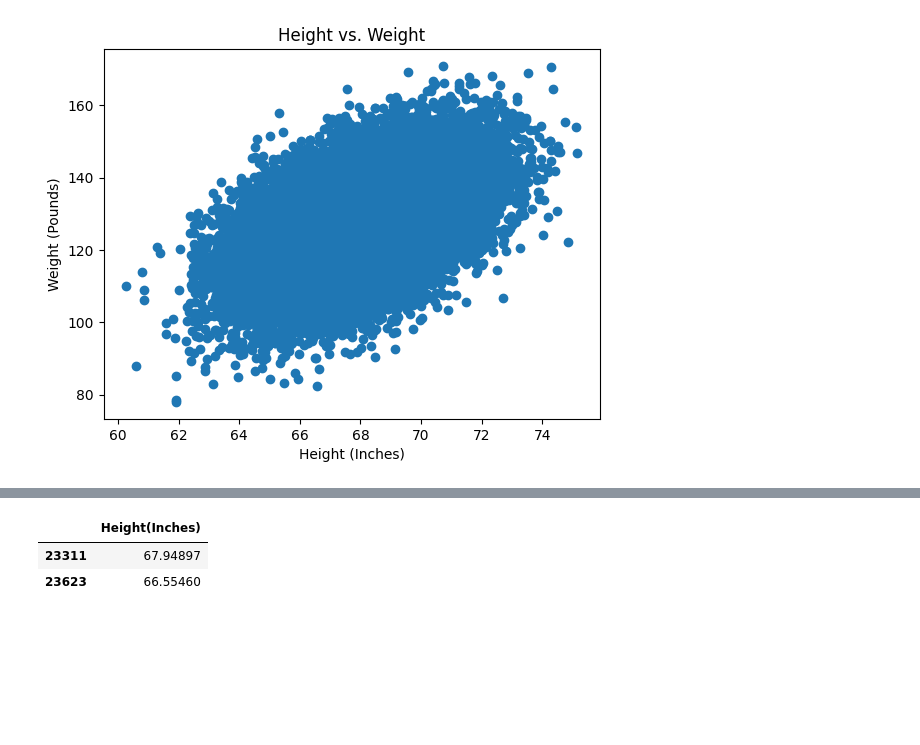
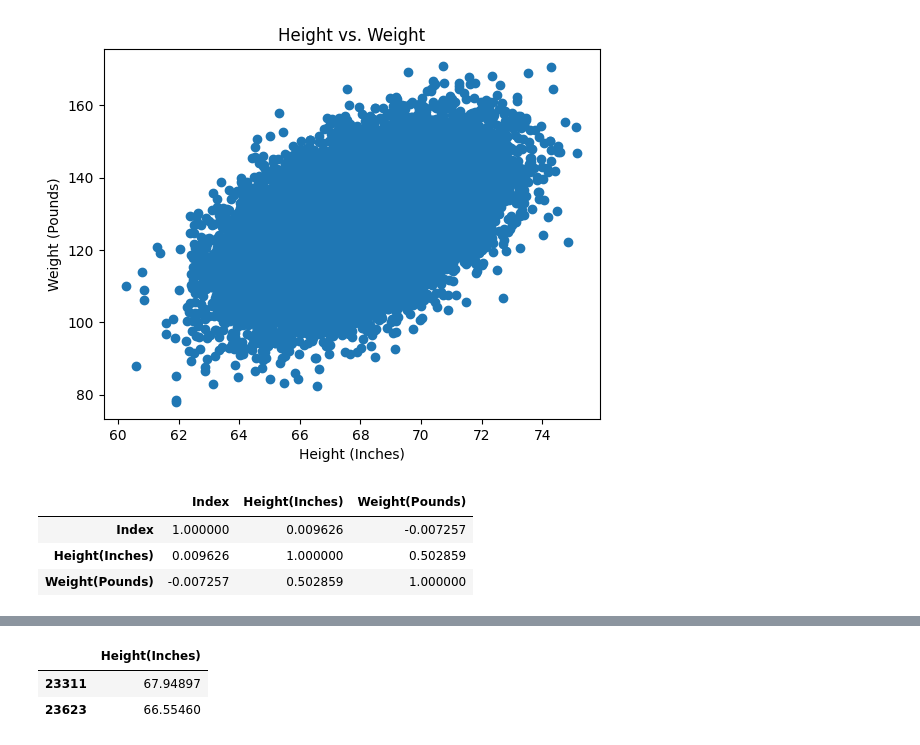
Before and after one commit to Hammadh7/ml-works, a Jupyter notebook: notebookd0e4e0a1cd.ipynb, the cells around one changed output, grey strips where cells are left out. Saved outputs shown, nothing was run; the diff lists cells and outputs as text; code cells hidden in the pictures; blank space fills up the shorter version.

```diff
--- a/notebookd0e4e0a1cd.ipynb
+++ b/notebookd0e4e0a1cd.ipynb
@@ -44,0 +45,7 @@ y=df[['Weight(Pounds)']]
+# %%
+df.corr()
+# %% [output]
+|  | Index | Height(Inches) | Weight(Pounds) |
+| Index | 1.000000 | 0.009626 | -0.007257 |
+| Height(Inches) | 0.009626 | 1.000000 | 0.502859 |
+| Weight(Pounds) | -0.007257 | 0.502859 | 1.000000 |
```
Also changed, not shown: parts of 33 cells of this notebook.
